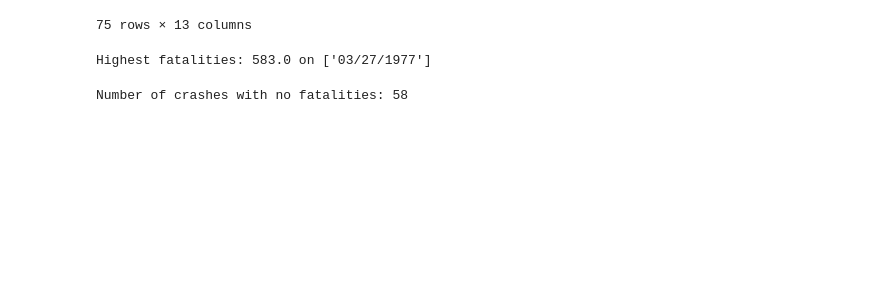
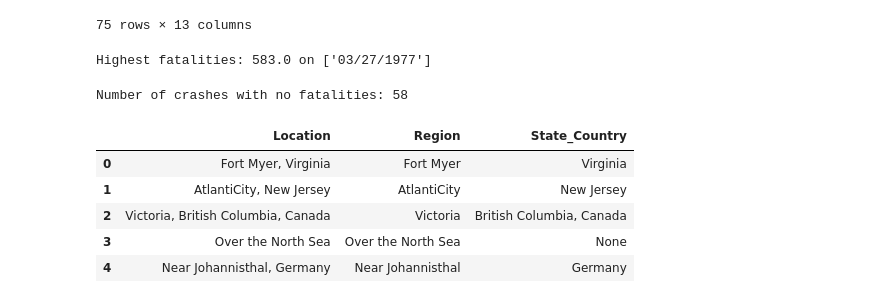
Before and after one commit to CodeWith-PeterBull/AI-RECAP-GROUP-VUlKAN-TASKS-2026, a Jupyter notebook: Data-Cleaning_Practical-Exercise-5/Airplane_Crashes_Data_Cleaning.ipynb, the cells around one changed output. Cells and saved outputs as stored; diff of their text form; code cells hidden in the pictures; blank space fills up the shorter version.

```diff
--- a/Data-Cleaning_Practical-Exercise-5/Airplane_Crashes_Data_Cleaning.ipynb
+++ b/Data-Cleaning_Practical-Exercise-5/Airplane_Crashes_Data_Cleaning.ipynb
@@ -41,3 +49,17 @@ no_fatalities = fatality_locations[fatality_locations['Fatalities'] == 0]
 print(f"Number of crashes with no fatalities: {len(no_fatalities)}")
 # %% [output]
 Number of crashes with no fatalities: 58
+# %%
+fatality_locations[['Region', 'State_Country']] = fatality_locations['Location'].str.split(',', n=1, expand=True)
+
+fatality_locations['Region'] = fatality_locations['Region'].str.strip()
+fatality_locations['State_Country'] = fatality_locations['State_Country'].str.strip()
+# print output
+fatality_locations[['Location', 'Region', 'State_Country']].head()
+# %% [output]
+|  | Location | Region | State_Country |
+| 0 | Fort Myer, Virginia | Fort Myer | Virginia |
+| 1 | AtlantiCity, New Jersey | AtlantiCity | New Jersey |
+| 2 | Victoria, British Columbia, Canada | Victoria | British Columbia, Canada |
+| 3 | Over the North Sea | Over the North Sea | None |
+| 4 | Near Johannisthal, Germany | Near Johannisthal | Germany |
```
Also changed, not shown: parts of 5 cells of this notebook.
